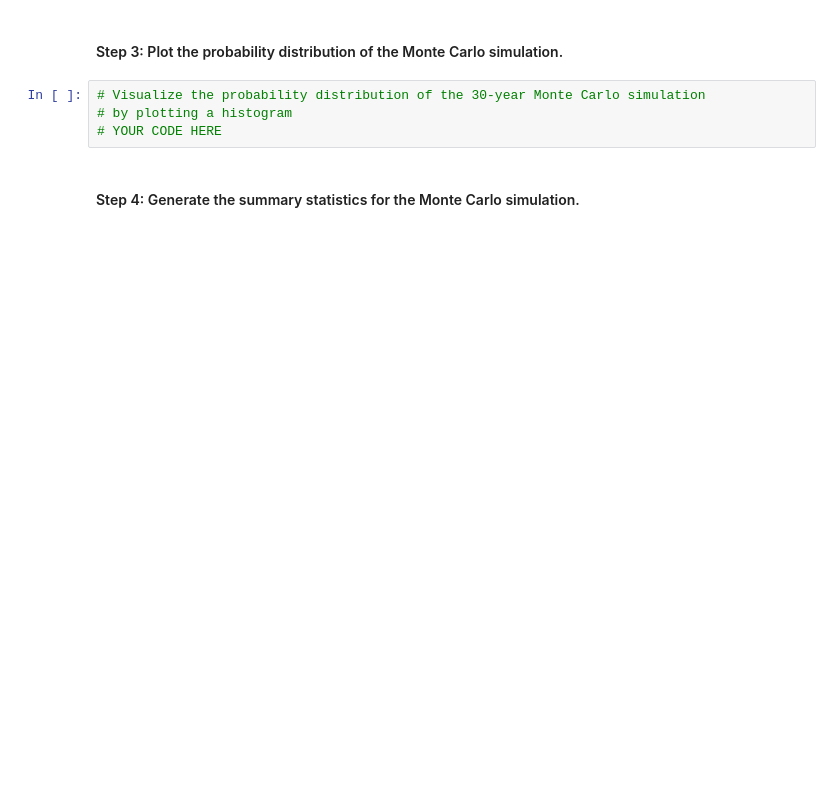
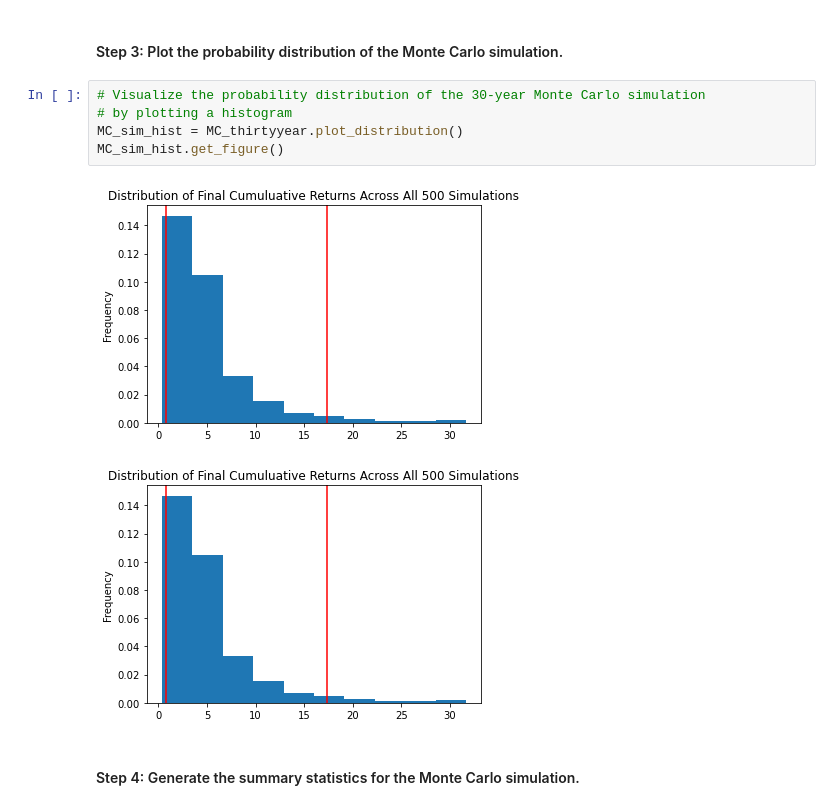
Before and after one commit to QuinnStroube/Financial_Planner, a Jupyter notebook: financial_planning_tools.ipynb, the cells around one changed output. Drawn from its saved outputs; the diff is of its cells as text; blank space fills up the shorter version.

```diff
--- a/financial_planning_tools.ipynb
+++ b/financial_planning_tools.ipynb
@@ -375,7 +557,11 @@ In this section, you’ll use the MCForecastTools library to create a Monte Carl
 # %%
 # Visualize the probability distribution of the 30-year Monte Carlo simulation
 # by plotting a histogram
-# YOUR CODE HERE
+MC_sim_hist = MC_thirtyyear.plot_distribution()
+MC_sim_hist.get_figure()
+# %% [output]
+[figure, added]
+[figure, added]
 # %% [markdown]
 #### Step 4: Generate the summary statistics for the Monte Carlo simulation.
 # %%
```
Also changed, not shown: parts of 39 cells of this notebook, 2 other files.
